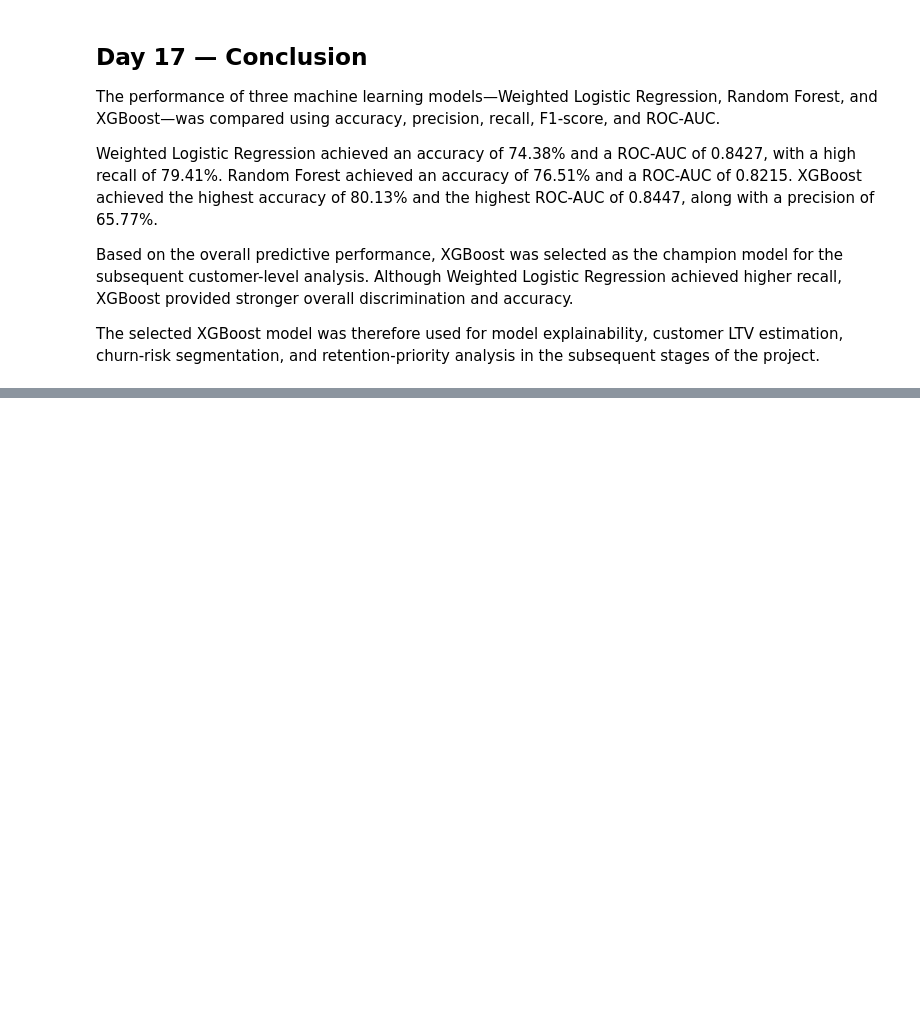
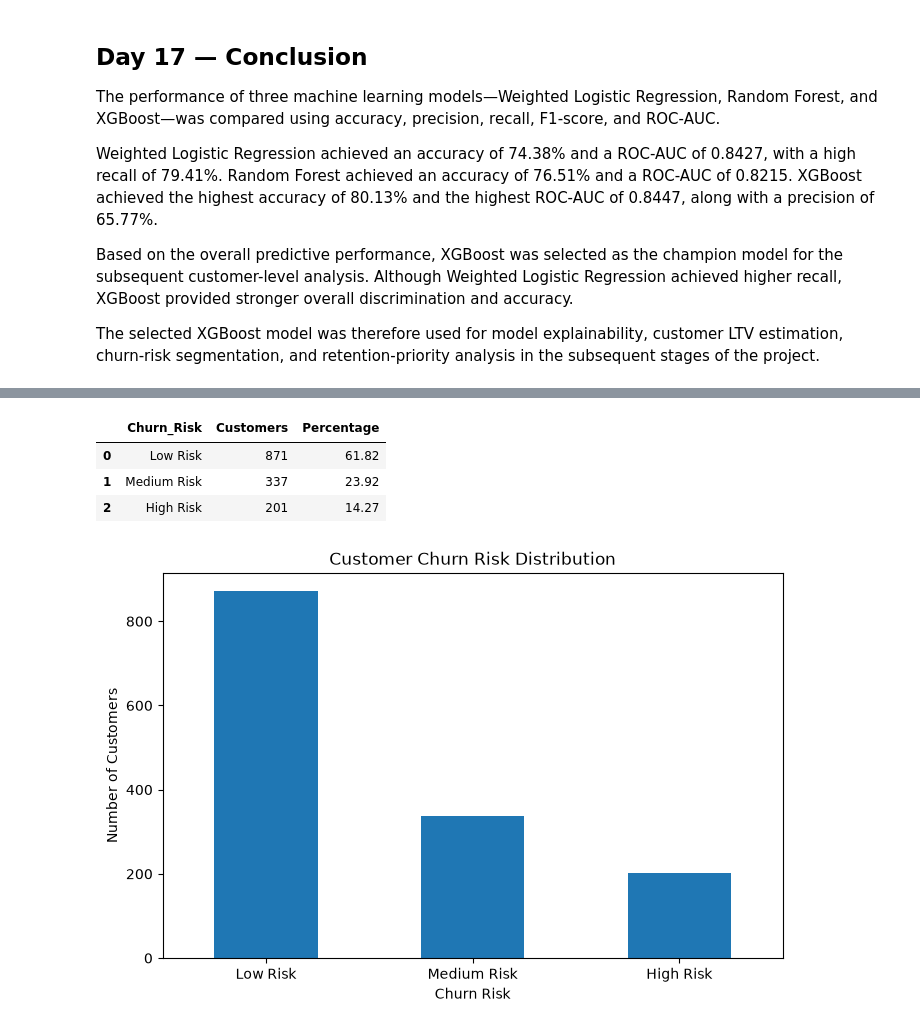
Before and after one commit to sagarsiddharth09-blip/customer-churn-LTV-engine, a Jupyter notebook: Akshay_Baseline_Analytics.ipynb, the cells around one changed output, grey strips where cells are left out. Drawn from its saved outputs; the diff is of its cells as text; code cells hidden in the pictures; blank space fills up the shorter version.

```diff
--- a/Akshay_Baseline_Analytics.ipynb
+++ b/Akshay_Baseline_Analytics.ipynb
@@ -4488,0 +4530,32 @@ The selected XGBoost model was therefore used for model explainability, customer
+# %%
+churn_risk_summary = (
+    ltv_df["Churn_Risk"]
+    .value_counts()
+    .reindex(["Low Risk", "Medium Risk", "High Risk"])
+    .rename_axis("Churn_Risk")
+    .reset_index(name="Customers")
+)
+
+churn_risk_summary["Percentage"] = (
+    churn_risk_summary["Customers"] / len(ltv_df) * 100
+).round(2)
+
+churn_risk_summary
+# %% [output]
+|  | Churn_Risk | Customers | Percentage |
+| 0 | Low Risk | 871 | 61.82 |
+| 1 | Medium Risk | 337 | 23.92 |
+| 2 | High Risk | 201 | 14.27 |
+# %%
+churn_risk_summary.set_index("Churn_Risk")["Customers"].plot(
+    kind="bar",
+    figsize=(8, 5)
+)
+
+plt.title("Customer Churn Risk Distribution")
+plt.xlabel("Churn Risk")
+plt.ylabel("Number of Customers")
+plt.xticks(rotation=0)
+plt.show()
+# %% [output]
+[figure, added]
```
Also changed, not shown: parts of 8 cells of this notebook.
